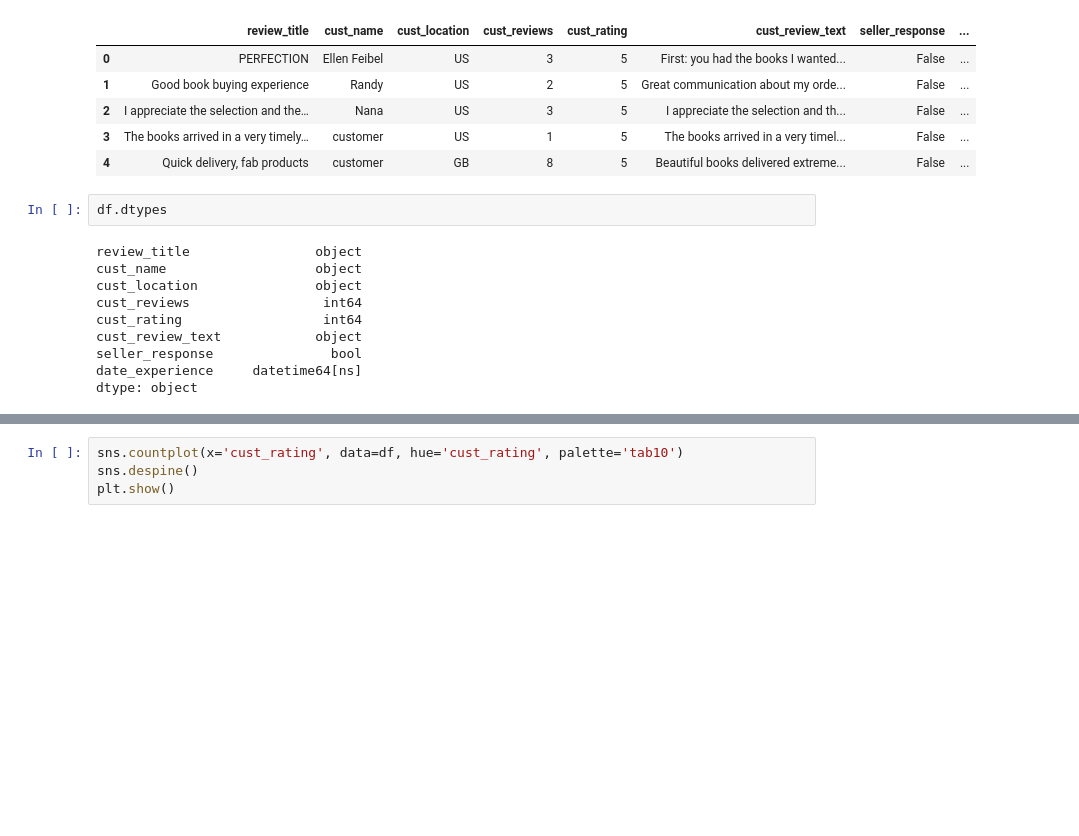
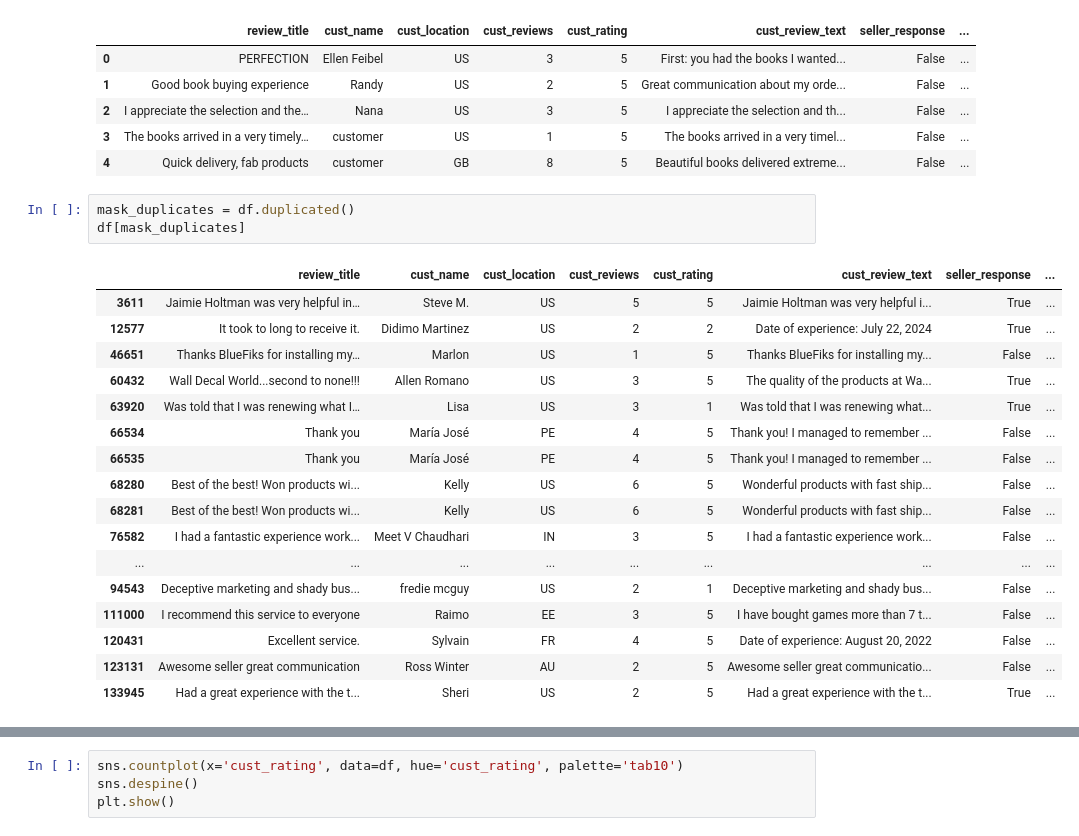
Before and after one commit to fbarulli/trust_me, a Jupyter notebook: fabian/EDA/EDA.ipynb, the cells around one changed output, grey strips where cells are left out. Drawn from its saved outputs; the diff is of its cells as text; blank space fills up the shorter version.

```diff
--- a/fabian/EDA/EDA.ipynb
+++ b/fabian/EDA/EDA.ipynb
@@ -17,15 +33,24 @@ df.head()
 | 2 | I appreciate the selection and the… | Nana | US | 3 | 5 | I appreciate the selection and th... | False | ... |
 | 3 | The books arrived in a very timely… | customer | US | 1 | 5 | The books arrived in a very timel... | False | ... |
 | 4 | Quick delivery, fab products | customer | GB | 8 | 5 | Beautiful books delivered extreme... | False | ... |
-# %%
-df.dtypes
-# %% [output]
-review_title                object
-cust_name                   object
-cust_location               object
-cust_reviews                 int64
-cust_rating                  int64
-cust_review_text            object
-seller_response               bool
-date_experience     datetime64[ns]
-dtype: object
+# %%
+mask_duplicates = df.duplicated()
+df[mask_duplicates]
+# %% [output]
+|  | review_title | cust_name | cust_location | cust_reviews | cust_rating | cust_review_text | seller_response | ... |
+| 3611 | Jaimie Holtman was very helpful in… | Steve M. | US | 5 | 5 | Jaimie Holtman was very helpful i... | True | ... |
+| 12577 | It took to long to receive it. | Didimo Martinez | US | 2 | 2 | Date of experience: July 22, 2024 | True | ... |
+| 46651 | Thanks BlueFiks for installing my… | Marlon | US | 1 | 5 | Thanks BlueFiks for installing my... | False | ... |
+| 60432 | Wall Decal World...second to none!!! | Allen Romano | US | 3 | 5 | The quality of the products at Wa... | True | ... |
+| 63920 | Was told that I was renewing what I… | Lisa | US | 3 | 1 | Was told that I was renewing what... | True | ... |
+| 66534 | Thank you | María José | PE | 4 | 5 | Thank you! I managed to remember ... | False | ... |
+| 66535 | Thank you | María José | PE | 4 | 5 | Thank you! I managed to remember ... | False | ... |
+| 68280 | Best of the best! Won products wi... | Kelly | US | 6 | 5 | Wonderful products with fast ship... | False | ... |
+| 68281 | Best of the best! Won products wi... | Kelly | US | 6 | 5 | Wonderful products with fast ship... | False | ... |
+| 76582 | I had a fantastic experience work... | Meet V Chaudhari | IN | 3 | 5 | I had a fantastic experience work... | False | ... |
+| ... | ... | ... | ... | ... | ... | ... | ... | ... |
+| 94543 | Deceptive marketing and shady bus... | fredie mcguy | US | 2 | 1 | Deceptive marketing and shady bus... | False | ... |
+| 111000 | I recommend this service to everyone | Raimo | EE | 3 | 5 | I have bought games more than 7 t... | False | ... |
+| 120431 | Excellent service. | Sylvain | FR | 4 | 5 | Date of experience: August 20, 2022 | False | ... |
+| 123131 | Awesome seller great communication | Ross Winter | AU | 2 | 5 | Awesome seller great communicatio... | False | ... |
+| 133945 | Had a great experience with the t... | Sheri | US | 2 | 5 | Had a great experience with the t... | True | ... |
```
Also changed, not shown: parts of 12 cells of this notebook, 2 other files.
